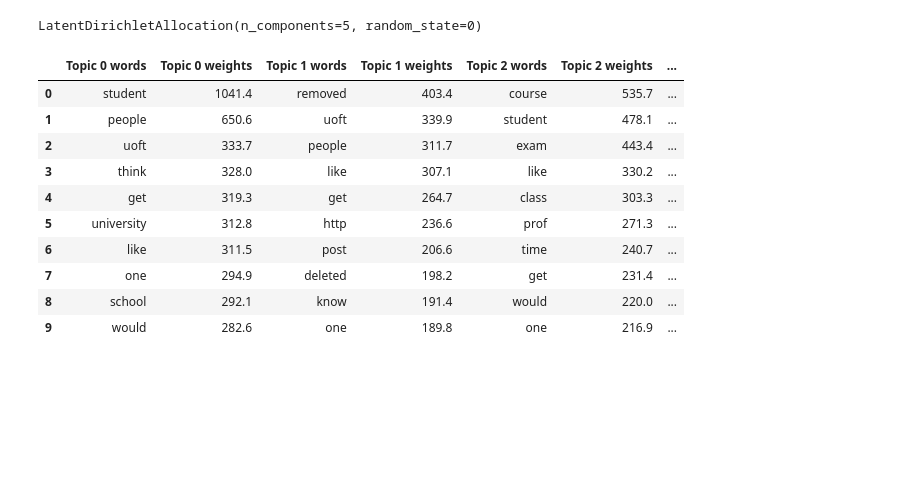
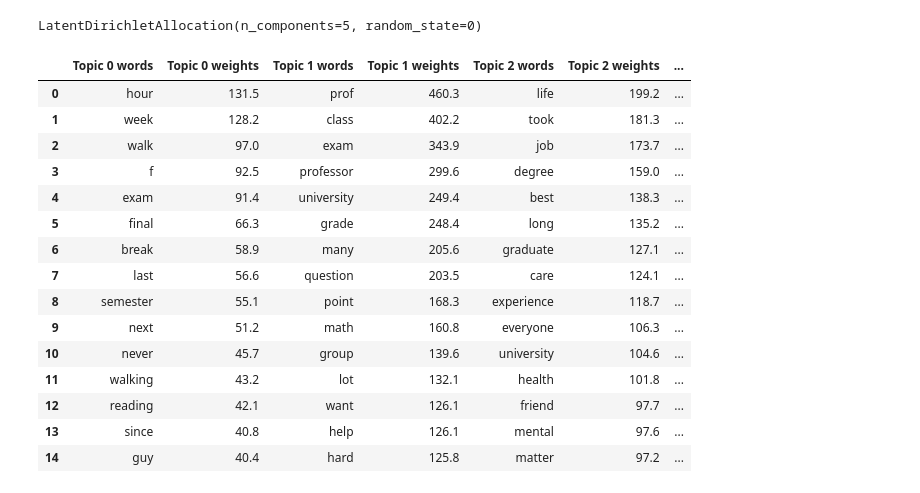
Before and after one commit to grace-ylin/uni-sentiment-analysis, a Jupyter notebook: data-collection/uoft_data.ipynb, the cells around one changed output. Drawn from its saved outputs; the diff is of its cells as text; code cells hidden in the pictures; blank space fills up the shorter version.

```diff
--- a/data-collection/uoft_data.ipynb
+++ b/data-collection/uoft_data.ipynb
@@ -228,7 +212,7 @@ df['joined_text'] = df['lemmatized_tokens'].apply(lambda tokens: ' '.join(tokens
 from sklearn.feature_extraction.text import CountVectorizer
 
 # the vectorizer object will be used to transform text to vector form
-vectorizer = CountVectorizer(max_df=0.9, min_df=25, token_pattern=r'\w+|\$[\d\.]+|\S+')
+vectorizer = CountVectorizer(max_df=0.5, min_df=25, token_pattern=r'\w+|\$[\d\.]+|\S+')
 
 # apply transformation
 tf = vectorizer.fit_transform(df['joined_text']).toarray()
@@ -256,17 +240,22 @@ def display_topics(model, feature_names, no_top_words):
                         for i in topic.argsort()[:-no_top_words - 1:-1]]
     return pd.DataFrame(topic_dict)
 # %%
-no_top_words = 10
+no_top_words = 15
 display_topics(model, tf_feature_names, no_top_words)
 # %% [output]
 |  | Topic 0 words | Topic 0 weights | Topic 1 words | Topic 1 weights | Topic 2 words | Topic 2 weights | ... |
-| 0 | student | 1041.4 | removed | 403.4 | course | 535.7 | ... |
-| 1 | people | 650.6 | uoft | 339.9 | student | 478.1 | ... |
-| 2 | uoft | 333.7 | people | 311.7 | exam | 443.4 | ... |
-| 3 | think | 328.0 | like | 307.1 | like | 330.2 | ... |
-| 4 | get | 319.3 | get | 264.7 | class | 303.3 | ... |
-| 5 | university | 312.8 | http | 236.6 | prof | 271.3 | ... |
-| 6 | like | 311.5 | post | 206.6 | time | 240.7 | ... |
-| 7 | one | 294.9 | deleted | 198.2 | get | 231.4 | ... |
-| 8 | school | 292.1 | know | 191.4 | would | 220.0 | ... |
-| 9 | would | 282.6 | one | 189.8 | one | 216.9 | ... |
+| 0 | hour | 131.5 | prof | 460.3 | life | 199.2 | ... |
+| 1 | week | 128.2 | class | 402.2 | took | 181.3 | ... |
+| 2 | walk | 97.0 | exam | 343.9 | job | 173.7 | ... |
+| 3 | f | 92.5 | professor | 299.6 | degree | 159.0 | ... |
+| 4 | exam | 91.4 | university | 249.4 | best | 138.3 | ... |
+| 5 | final | 66.3 | grade | 248.4 | long | 135.2 | ... |
+| 6 | break | 58.9 | many | 205.6 | graduate | 127.1 | ... |
+| 7 | last | 56.6 | question | 203.5 | care | 124.1 | ... |
+| 8 | semester | 55.1 | point | 168.3 | experience | 118.7 | ... |
+| 9 | next | 51.2 | math | 160.8 | everyone | 106.3 | ... |
+| 10 | never | 45.7 | group | 139.6 | university | 104.6 | ... |
+| 11 | walking | 43.2 | lot | 132.1 | health | 101.8 | ... |
+| 12 | reading | 42.1 | want | 126.1 | friend | 97.7 | ... |
+| 13 | since | 40.8 | help | 126.1 | mental | 97.6 | ... |
+| 14 | guy | 40.4 | hard | 125.8 | matter | 97.2 | ... |
```
Also changed, not shown: parts of 2 cells of this notebook, 2 other files.
